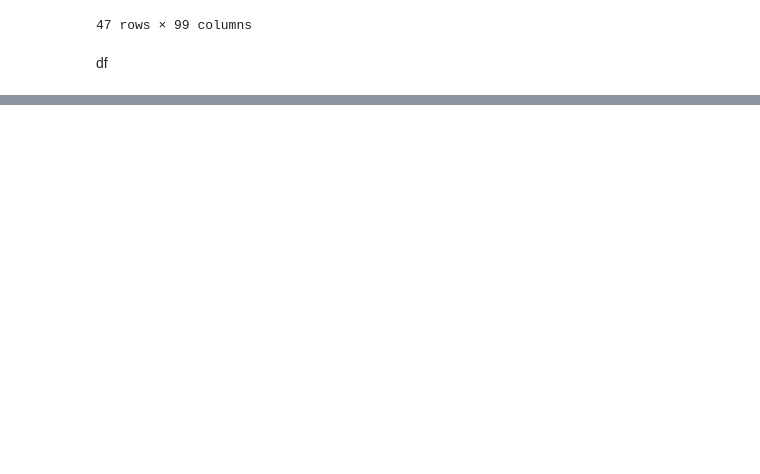
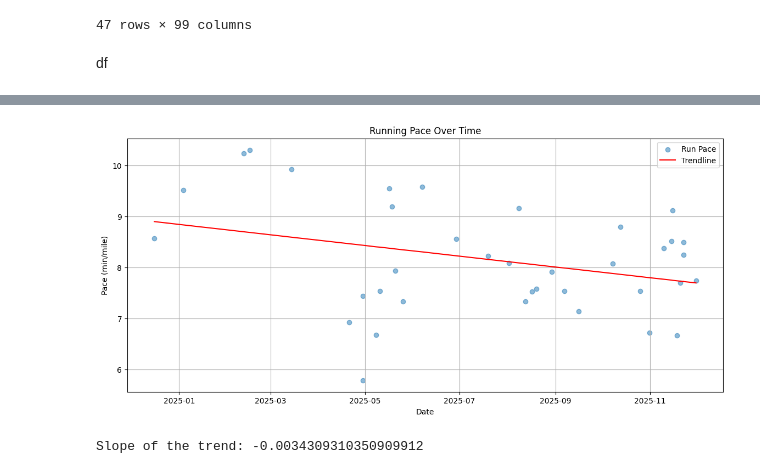
Before and after one commit to shaan101patel/Strava-Analytics, a Jupyter notebook: main.ipynb, the cells around one changed output, grey strips where cells are left out. Cells and saved outputs as stored; diff of their text form; code cells hidden in the pictures; blank space fills up the shorter version.

```diff
--- a/main.ipynb
+++ b/main.ipynb
@@ -86,0 +120,38 @@ df.head()
+# %%
+# remove outliers based on hand calculated z-score
+
+
+mean_pace = df['Pace'].mean()
+std_pace = df['Pace'].std()
+
+df = df[(df['Pace'] >= mean_pace - 2 * std_pace) & (df['Pace'] <= mean_pace + 2 * std_pace)]
+
+
+
+# ORIGINAL GRAPH AFTER OUTLIER REMOVAL:
+
+# use time series analysis to plot the raw data
+# Plotting
+plt.figure(figsize=(14, 6))
+plt.scatter(df['Activity Date'], df['Pace'], alpha=0.5, label='Run Pace')
+
+# Add a trendline
+# Convert dates to numbers for polyfit
+dates = df['Activity Date'].map(pd.Timestamp.toordinal)
+z = np.polyfit(dates, df['Pace'], 1)
+p = np.poly1d(z)
+
+plt.plot(df['Activity Date'], p(dates), "r", label='Trendline')
+
+plt.title('Running Pace Over Time')
+plt.xlabel('Date')
+plt.ylabel('Pace (min/mile)')
+plt.legend()
+plt.grid(True)
+plt.savefig('pace_trend.png')
+plt.show()
+
+print("Slope of the trend: " + str(z[0]))
+# %% [output]
+[figure, added]
+Slope of the trend: -0.0034309310350909912
```
Also changed, not shown: parts of 8 cells of this notebook, 1 other file.
